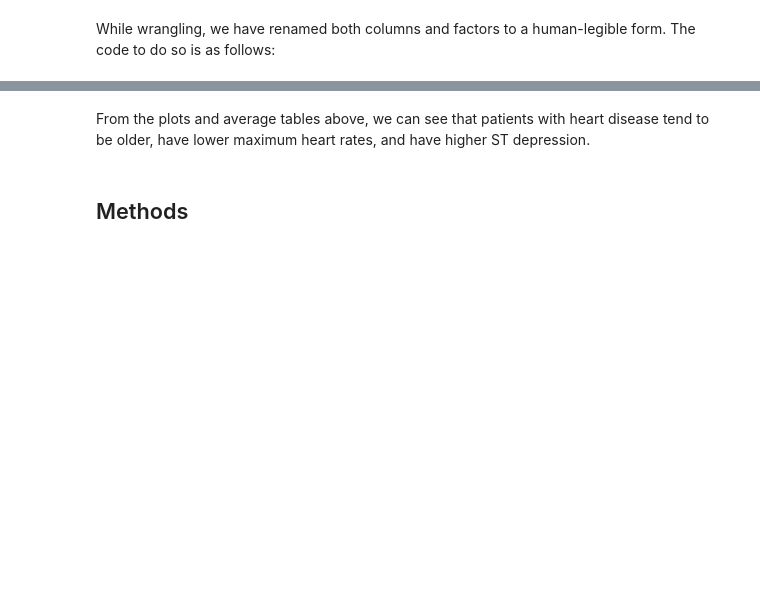
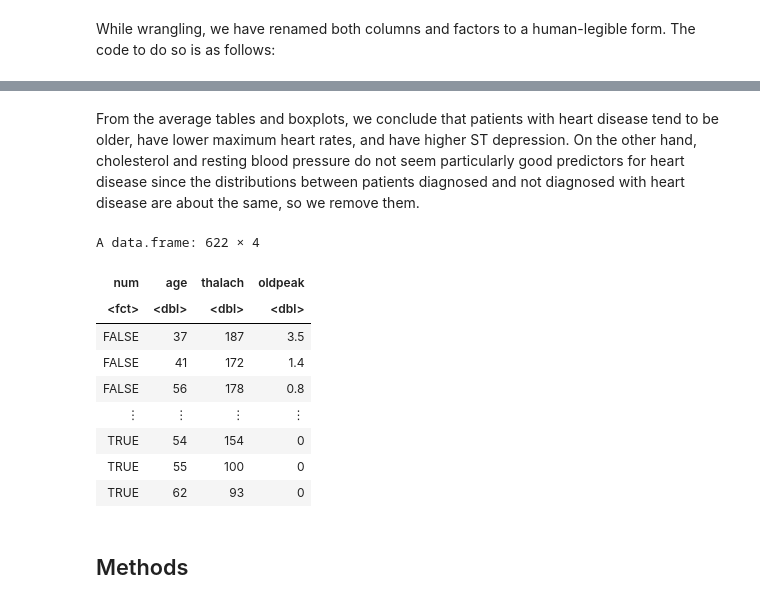
Before and after one commit to EdwardJXLi/DSCI-100-group-project, a Jupyter notebook: HeartDiseasePrediction.ipynb, the cells around one changed output, grey strips where cells are left out. Cells and saved outputs as stored; diff of their text form; code cells hidden in the pictures; blank space fills up the shorter version.

```diff
--- a/HeartDiseasePrediction.ipynb
+++ b/HeartDiseasePrediction.ipynb
@@ -271,5 +296,20 @@ Warning message:
-# %% [markdown]
-From the plots and average tables above, we can see that patients with heart disease tend to be older, have lower maximum heart rates, and have higher ST depression.
+# %% [markdown]
+From the average tables and boxplots, we conclude that patients with heart disease tend to be older, have lower maximum heart rates, and have higher ST depression. On the other hand, cholesterol and resting blood pressure do not seem particularly good predictors for heart disease since the distributions between patients diagnosed and not diagnosed with heart disease are about the same, so we remove them.
+# %%
+heart_training_selected <- heart_training_clean |>
+    select(-trestbps, -chol)
+heart_training_selected
+# %% [output]
+A data.frame: 622 × 4
+| num | age | thalach | oldpeak |
+| <fct> | <dbl> | <dbl> | <dbl> |
+| FALSE | 37 | 187 | 3.5 |
+| FALSE | 41 | 172 | 1.4 |
+| FALSE | 56 | 178 | 0.8 |
+| ⋮ | ⋮ | ⋮ | ⋮ |
+| TRUE | 54 | 154 | 0 |
+| TRUE | 55 | 100 | 0 |
+| TRUE | 62 | 93 | 0 |
 # %% [markdown]
 ## Methods
 # %% [markdown]
```
Also changed, not shown: parts of 10 cells of this notebook.
